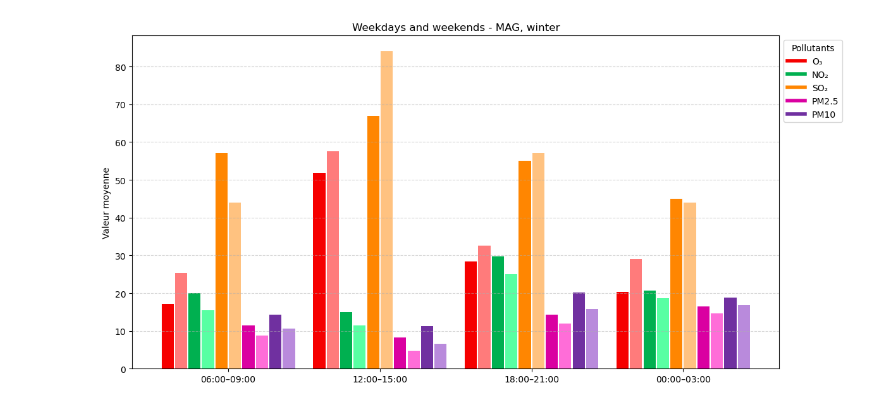
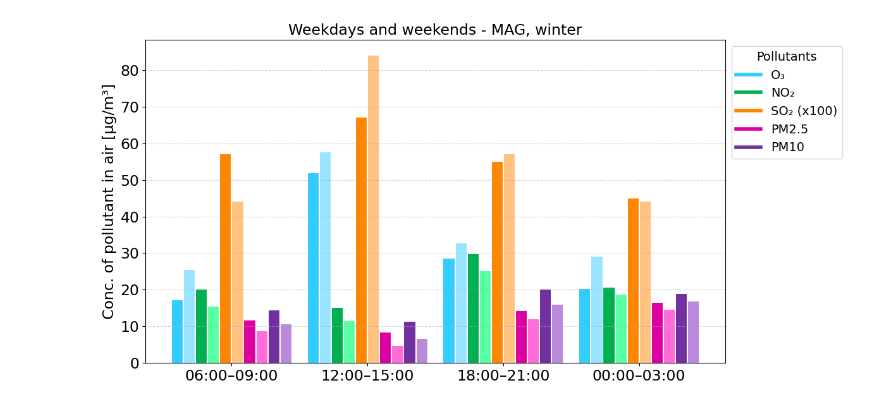
Before and after one commit to alexhvrl/PROJET-AIR-POLLUTION, a Jupyter notebook: QU5alex/QU5historigramme.ipynb, the cells around one changed output. Drawn from its saved outputs; the diff is of its cells as text; code cells hidden in the pictures.

```diff
--- a/QU5alex/QU5historigramme.ipynb
+++ b/QU5alex/QU5historigramme.ipynb
@@ -161,111 +161,91 @@ import matplotlib.colors as mcolors
 import colorsys
 import matplotlib.pyplot as plt
 import numpy as np
-from matplotlib.lines import Line2D  # Importer Line2D pour gérer les handles de légende personnalisés
-
+from matplotlib.lines import Line2D  # Pour la légende personnalisée
 
 def lighten_color(color, amount=0.5):
-    """
-    Lightens the given color by reducing its saturation and increasing its lightness.
-    Input can be a matplotlib color string, hex string, or RGB tuple.
-    """
     try:
         c = mcolors.cnames[color]
     except KeyError:
         c = color
-    rgb = mcolors.to_rgb(c)  # Convert color to RGB (between 0 and 1)
-    hls = colorsys.rgb_to_hls(*rgb)  # Convert RGB to HLS
-    lighter_rgb = colorsys.hls_to_rgb(hls[0], 1 - amount * (1 - hls[1]), hls[2])  # Lighten the color
-
-    # Convert the RGB (0-1) to HEX (0-255)
+    rgb = mcolors.to_rgb(c)
+    hls = colorsys.rgb_to_hls(*rgb)
+    lighter_rgb = colorsys.hls_to_rgb(hls[0], 1 - amount * (1 - hls[1]), hls[2])
     r, g, b = [int(c * 255) for c in lighter_rgb]
-
-    # Return the color as a hex string
     return '#{:02x}{:02x}{:02x}'.format(r, g, b)
 
-# Exemple d'utilisation
-lighter_color_1 = lighten_color('#F60000', 0.5)  # Color lightening
-lighter_color_2 = lighten_color('#00B050', 0.5)  # Color lightening
-lighter_color_3 = lighten_color('#FF8601', 0.5)  # Color lightening
-lighter_color_4 = lighten_color('#DA00A1', 0.5)  # Color lightening
-lighter_color_5 = lighten_color('#7030A0', 0.5)  # Color lightening
-
+# Couleurs allégées pour le week-end
+lighter_color_1 = lighten_color('#33CCFF', 0.5)
+lighter_color_2 = lighten_color('#00B050', 0.5)
+lighter_color_3 = lighten_color('#FF8601', 0.5)
+lighter_color_4 = lighten_color('#DA00A1', 0.5)
+lighter_color_5 = lighten_color('#7030A0', 0.5)
 
 def plot_pollution_histogram(values, weekend_colors, title):
     if len(values) != 4 or len(values[0]) != 10:
-        raise ValueError("La liste doit contenir 4 sous-listes, chacune avec 10 valeurs (5 pour la semaine et 5 pour le week-end).")
+        raise ValueError("La liste doit contenir 4 sous-listes, chacune avec 10 valeurs.")
 
-    # Données de base
     plages_horaires = ["06:00–09:00", "12:00–15:00", "18:00–21:00", "00:00–03:00"]
-    polluants = ["O₃", "NO₂", "SO₂", "PM2.5", "PM10"]
+    polluants = ["O₃", "NO₂", "SO₂ (x100)", "PM2.5", "PM10"]
 
-    # Vérification de la couleur week-end
     if len(weekend_colors) != 5:
         raise ValueError("Tu dois fournir exactement 5 couleurs hex pour les polluants du week-end.")
 
-    # Couleurs fixes pour semaine (tu peux les changer)
-    semaine_colors = ['#F60000', '#00B050', '#FF8601', '#DA00A1', '#7030A0']
+    semaine_colors = ['#33CCFF', '#00B050', '#FF8601', '#DA00A1', '#7030A0']
 
-    # Construction du graphique
-    x = np.arange(len(plages_horaires))  # positions des groupes
+    x = np.arange(len(plages_horaires))
     bar_width = 0.08
-    offset = np.linspace(-0.4, 0.4, 10)  # 10 barres par groupe, mieux réparties
+    offset = np.linspace(-0.4, 0.4, 10)
 
     fig, ax = plt.subplots(figsize=(12, 6))
 
-    # Ajouter les barres et les légendes
     for plage_index in range(4):
         for i in range(10):
-            # Calculer l'indice du polluant, en fonction de l'ordre souhaité
-            if i % 2 == 0:  # Indices impairs : weekday
+            if i % 2 == 0:
                 polluant_index = i // 2
-                valeur = values[plage_index][polluant_index]  # Valeur pour weekday
+                valeur = values[plage_index][polluant_index]
                 color = semaine_colors[polluant_index]
-            else:  # Indices pairs : weekend
+            else:
                 polluant_index = (i - 1) // 2
-                valeur = values[plage_index][polluant_index + 5]  # Valeur pour weekend
+                valeur = values[plage_index][polluant_index + 5]
                 color = weekend_colors[polluant_index]
 
-            # Positionner la barre selon l'indice et l'offset
             xpos = x[plage_index] + offset[i]
-
-            # Créer la barre pour cette plage horaire et polluant
             ax.bar(xpos, valeur, width=bar_width, color=color)
 
-    # Customisation de l'axe x (plages horaires)
+    # Taille des ticks
     ax.set_xticks(x)
-    ax.set_xticklabels(plages_horaires)
+    ax.set_xticklabels(plages_horaires, fontsize=17)
+    ax.tick_params(axis='y', labelsize=17)
 
-    # Label pour les axes et titre
-    ax.set_ylabel("Valeur moyenne")
-    ax.set_title(title)
+    # Titre et labels avec fontsize 14
+    ax.set_ylabel("Conc. of pollutant in air [µg/m³]", fontsize=17)
+    ax.set_title(title, fontsize=17)
 
-    # Ajouter un fond de grille pour l'axe Y
+    # Grille
     ax.grid(axis='y', linestyle='--', alpha=0.5)
 
-    # Légende simplifiée avec une seule entrée par polluant pour semaine et week-end
+    # Légende personnalisée avec fontsize
     handles = [Line2D([0], [0], color=semaine_colors[i], lw=4, label=f"{polluants[i]}") for i in range(5)]
+    ax.legend(handles=handles, loc='upper left', bbox_to_anchor=(1, 1), fontsize=14, title='Pollutants', title_fontsize=14)
 
-    # Placer la légende
-    ax.legend(handles=handles, loc='upper left', bbox_to_anchor=(1, 1), fontsize='medium', title = 'Pollutants')
-
-    # Affichage de l'histogramme
     plt.tight_layout()
     plt.show()
+
 
 # Exemple d'utilisation avec la liste détaillée
 values = [
     [21, 10, 10, 10, 25, 20, 30, 20, 17, 28],  # 06:00 à 09:00
     [18, 25, 14, 11, 30, 24, 35, 22, 19, 32],  # 12:00 à 15:00
     [16, 22, 13, 9, 27, 21, 28, 18, 16, 26],   # 18:00 à 21:00
     [14, 23, 11, 8, 24, 19, 27, 17, 15, 29]    # 00:00 à 03:00
 ]
 
 weekend_colors = [lighter_color_1, lighter_color_2, lighter_color_3, lighter_color_4, lighter_color_5]  # couleurs personnalisées pour le week-end
 
 plot_pollution_histogram(values_hiver_MAG, weekend_colors, "Weekdays and weekends - MAG, winter")
 plot_pollution_histogram(values_hiver_CHA, weekend_colors, "Weekdays and weekends - CHA, winter")
 plot_pollution_histogram(values_ete_MAG, weekend_colors, "Weekdays and weekends - MAG, summer")
 plot_pollution_histogram(values_ete_CHA, weekend_colors, "Weekdays and weekends - CHA, summer" )
 # %% [output]
-[figure, old version]
+[figure, new version]
```
Also changed, not shown: parts of 1 cell of this notebook.
